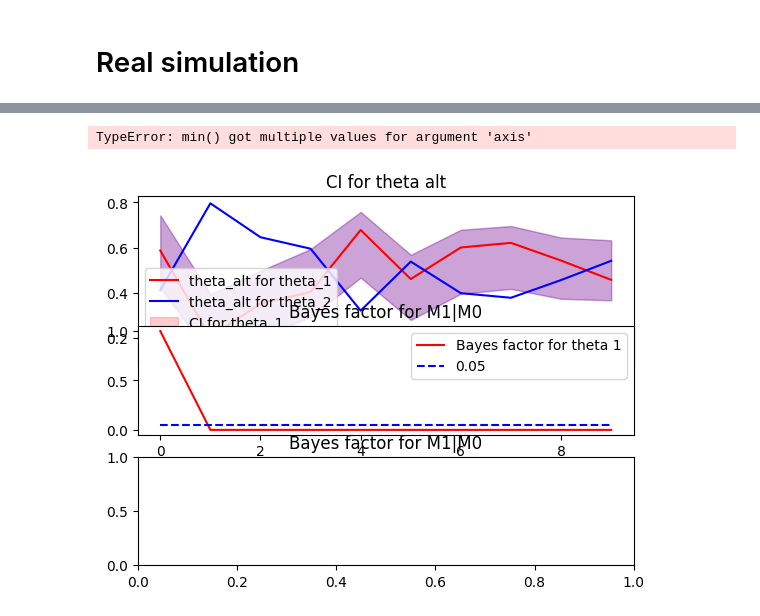
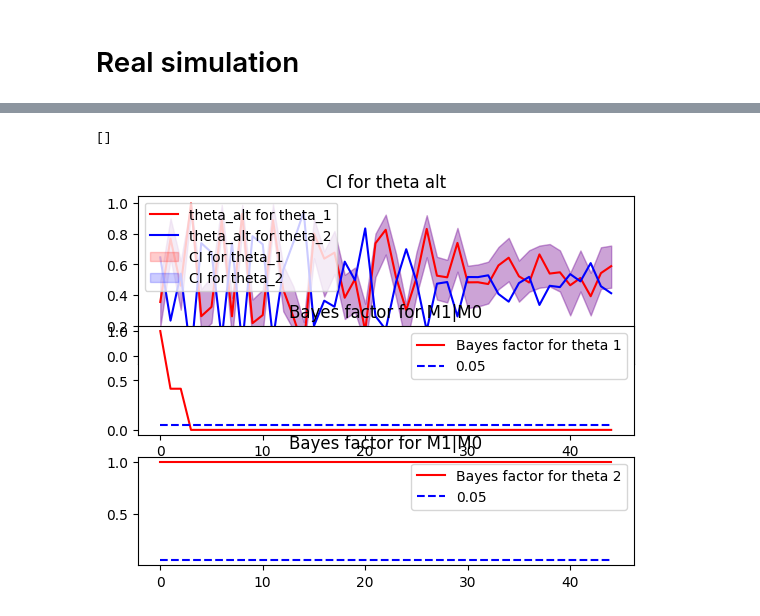
Before and after one commit to madanmohan-venkatesan/notebooks, a Jupyter notebook: 2011_03567.ipynb, the cells around one changed output, grey strips where cells are left out. Cells and saved outputs as stored; diff of their text form; code cells hidden in the pictures.

```diff
--- a/2011_03567.ipynb
+++ b/2011_03567.ipynb
@@ -162,7 +162,7 @@ theta_alt_1min_arr=[]
 theta_alt_0max_arr=[]
 theta_alt_0min_arr=[]
 
-for i in range(10):
+for i in range(45):
   on_theta_prev = None
   if i==0:
     K=1
@@ -245,7 +245,7 @@ for i in range(10):
 
   else:
 
-    K=K+(0.5*K)
+    K=K+(0.1*K)
 
     #generate null vectors
     theta_null=np.array([1/CLASSES]*CLASSES) #Simplex
@@ -345,0 +331,10 @@ p_value_arr
+# %%
+on_theta_hist_arr
+p_value_arr=1/np.array(on_theta_hist_arr)
+p_clip=[]
+for i in range(len(p_value_arr)):
+  if i==0:
+    p_clip.append(np.array([1,1]))
+  else:
+    p_clip.append(np.clip(p_value_arr[i],p_value_arr[i],p_clip[i-1]))
+p_clip
@@ -353,37 +366,37 @@ plt.fill_between(range(len(theta_alt_arr)),
                  np.array(theta_alt_0min_arr),
                  np.array(theta_alt_0max_arr), color='r',
                  alpha=0.2, label="CI for theta_1")  # alpha controls transparency
 
 
 plt.fill_between(range(len(theta_alt_arr)),
                  np.array(theta_alt_1min_arr),
                  np.array(theta_alt_1max_arr), color='b',
                  alpha=0.2, label="CI for theta_2")  # alpha controls transparency
 
 
 # plt.plot(range(len(theta_alt_arr)),np.array(theta_alt_min_arr)[:,0],label="theta_alt min for theta_1")
 # plt.plot(range(len(theta_alt_arr)),np.array(theta_alt_max_arr)[:,0],label="theta_alt max for theta_1")
 # plt.plot(range(len(theta_alt_arr)),np.array(theta_alt_min_arr)[:,1],label="theta_alt min for theta_2")
 # plt.plot(range(len(theta_alt_arr)),np.array(theta_alt_max_arr)[:,1],label="theta_alt max for theta_2")
 
 plt.legend()
 plt.subplot(3,1,2)
 plt.title("Bayes factor for M1|M0")
-plt.plot(range(len(theta_alt_arr)),np.array(on_theta_hist_arr)[:,0],color='r',label="Bayes factor for theta 1")
+plt.plot(range(len(theta_alt_arr)),np.array(p_clip)[:,0],color='r',label="Bayes factor for theta 1")
 plt.plot(range(len(theta_alt_arr)),[0.05]*len(theta_alt_arr),'--',color='b',label="0.05")
 plt.legend()
 plt.plot()
 
 
 plt.subplot(3,1,3)
 plt.title("Bayes factor for M1|M0")
-plt.plot(range(len(theta_alt_arr)),np.array(on_theta_hist_arr)[:,1],color='r',label="Bayes factor for theta 2")
+plt.plot(range(len(theta_alt_arr)),np.array(p_clip)[:,1],color='r',label="Bayes factor for theta 2")
 plt.plot(range(len(theta_alt_arr)),[0.05]*len(theta_alt_arr),'--',color='b',label="0.05")
 plt.legend()
 plt.plot()
 # %% [output]
-TypeError: min() got multiple values for argument 'axis'
+[]
-[figure, old version]
+[figure, new version]
 # %%
 np.round(theta_alt_0min_arr,3)
 # %%
```
Also changed, not shown: parts of 2 cells of this notebook.
